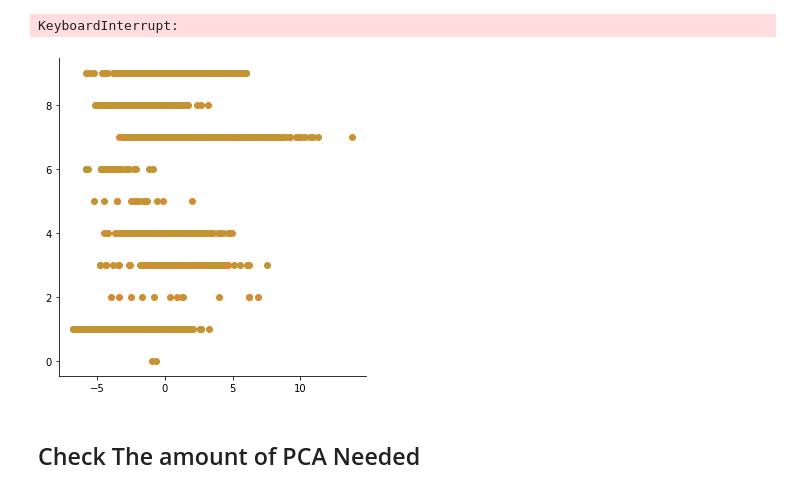
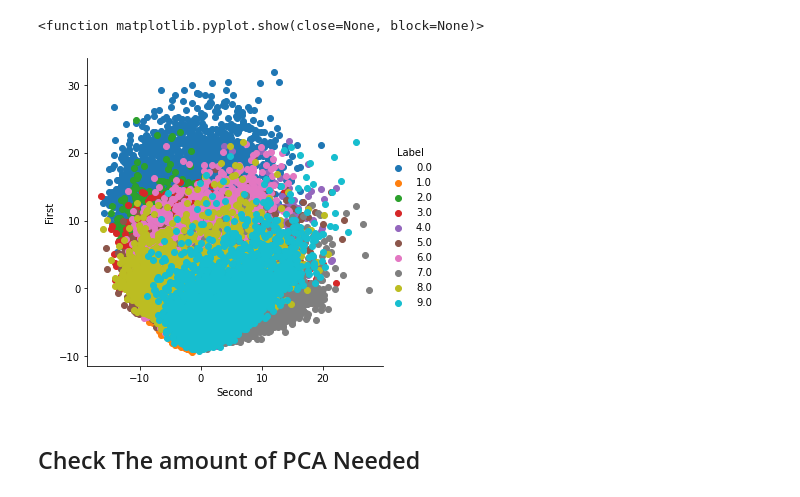
Before and after one commit to idangrady/INFOMPR, a Jupyter notebook: Practical_Assignment/Jupityer_analysis.ipynb, the cells around one changed output. Cells and saved outputs as stored; diff of their text form; code cells hidden in the pictures.

```diff
--- a/Practical_Assignment/Jupityer_analysis.ipynb
+++ b/Practical_Assignment/Jupityer_analysis.ipynb
@@ -61,29 +61,29 @@ img_size = 28
 [(num, times)]=(predict_majority(labels))
 # %%
 # Remove Features with only 0 values ==> Not a must since it will be taken care at a later stage as well
-non_zero_df = masked_non_zeros(digits)
+#non_zero_df = masked_non_zeros(digits)
 
 #Standardize The data
-standardized_data= StandardScaler().fit_transform(non_zero_df)
-coverience_mat = np.dot(standardized_data.T,standardized_data)
-values_all, vectors_all = eigh(coverience_mat, eigvals=[706,707]) # ,eigvals=[700,707]
+standardized_data= StandardScaler().fit_transform(digits)
+#coverience_mat = np.dot(standardized_data.T,standardized_data)
+#values_all, vectors_all = eigh(coverience_mat, eigvals=[706,707]) # ,eigvals=[700,707]
 
 # Transform The Data Manually
-transformsed_data = np.dot(vectors_all.T, standardized_data.T)
-stacked_standarzided = np.vstack((labels, transformsed_data)).T
+
+#transformsed_data = np.dot(vectors_all.T, standardized_data.T)
+#stacked_standarzided = np.vstack((labels, transformsed_data)).T
 
 #PCA
 pca = decomposition.PCA()
 pca.n_components = 2
 data_pca = pca.fit_transform(standardized_data)
 stacked = np.vstack((data_pca.T, labels)).T
-df_2 = pd.DataFrame(stacked, columns = { "Labssel", "Label","First"})
-sns.FacetGrid(df_2, hue ="Label", size = 5).map(plt.scatter, "Labssel","First").add_legend()
-
+df_2 = pd.DataFrame(stacked, columns = { "Label","First", "Second"})
+sns.FacetGrid(df_2, hue ="Label", size = 5).map(plt.scatter, "Second","First").add_legend()
 plt.show
 # %% [output]
-KeyboardInterrupt:
+<function matplotlib.pyplot.show(close=None, block=None)>
-[figure, old version]
+[figure, new version]
 # %% [markdown]
 ## Check The amount of PCA Needed
 # %%
```
Also changed, not shown: 4 other files.
